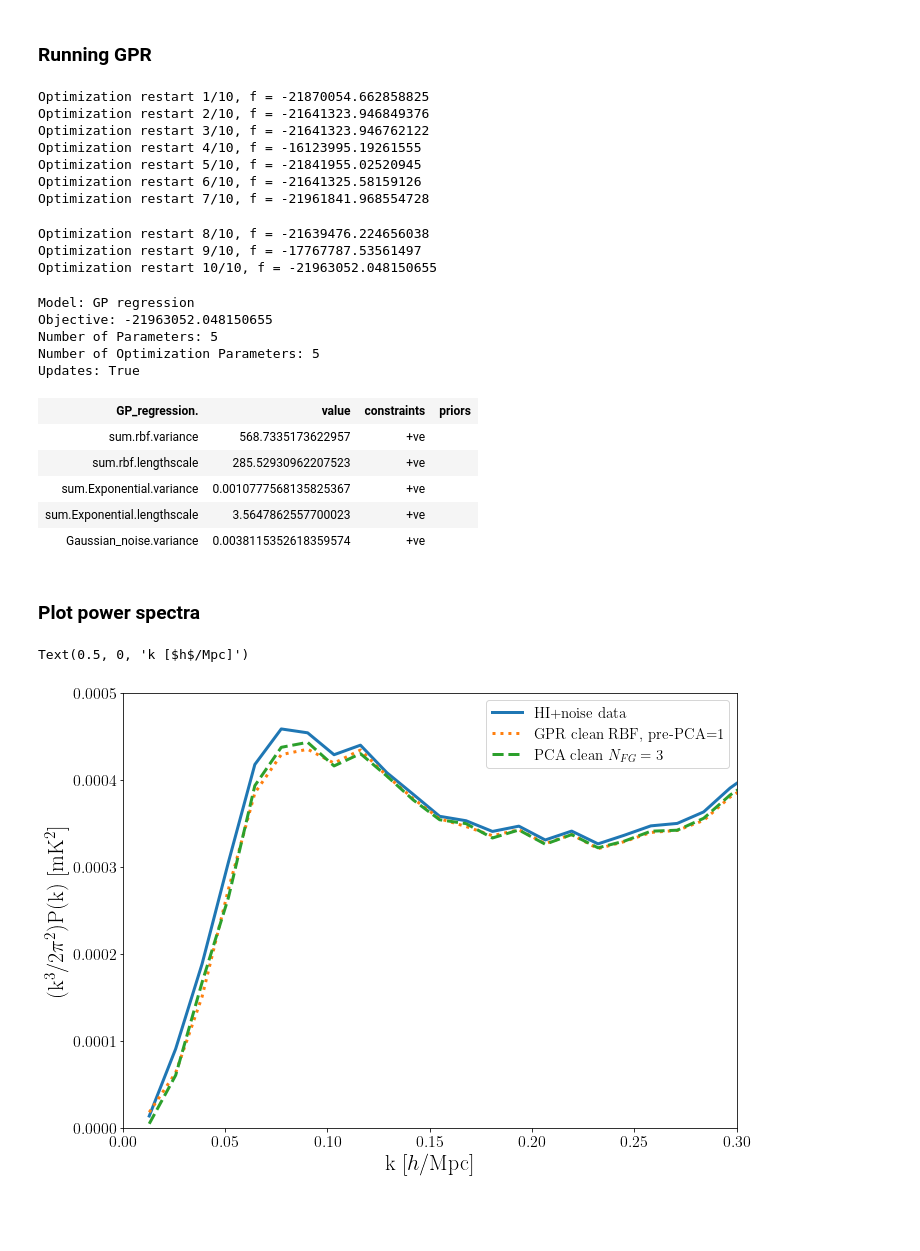
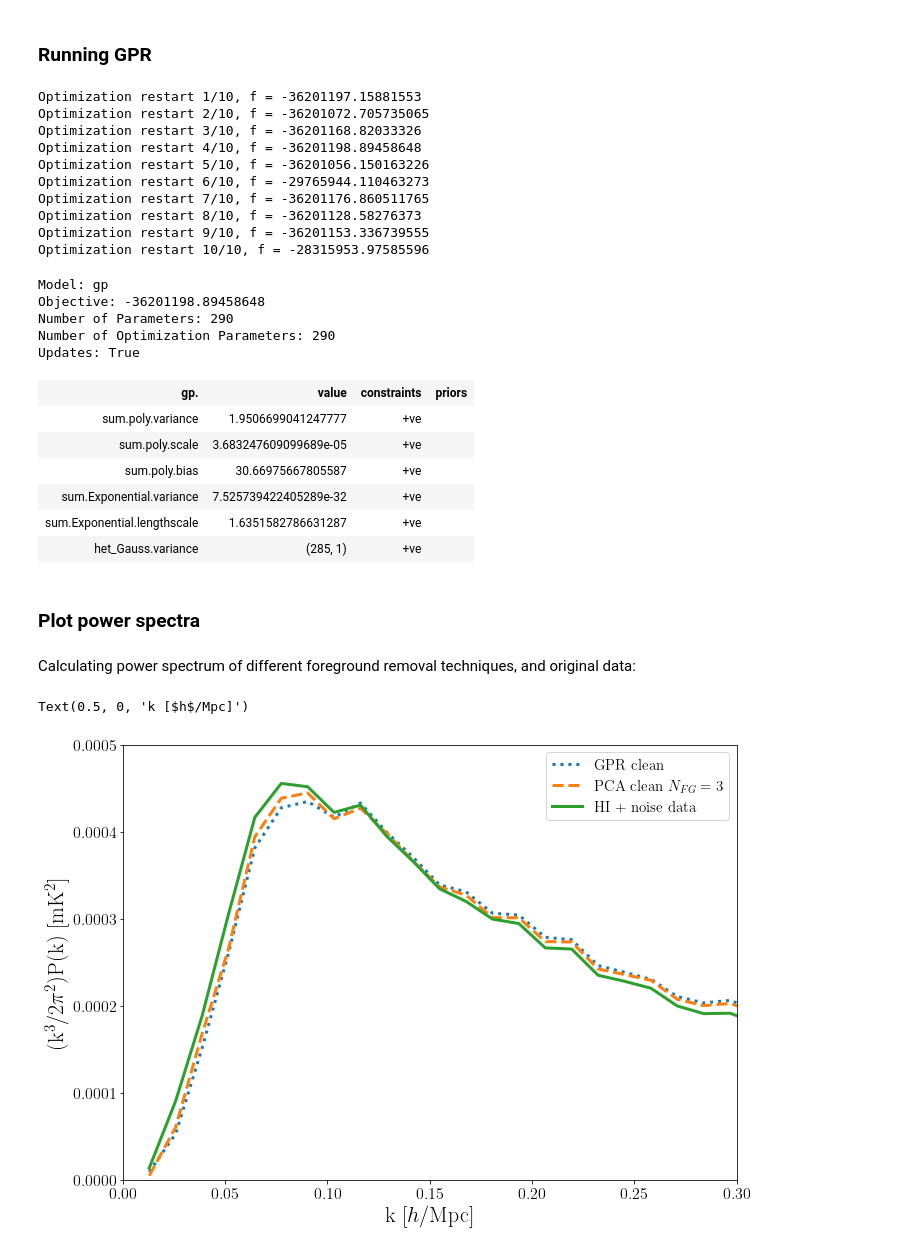
Before and after one commit to paulassoares/gpr4im, a Jupyter notebook: Jupyter Notebooks/GPR_from_scratch_nopol.ipynb, the cells around one changed output. Cells and saved outputs as stored; diff of their text form; code cells hidden in the pictures; blank space fills up the shorter version.

Commit message:
update GPR function to include noise and prior options, delete ps_eor notebooks

```diff
--- a/Jupyter Notebooks/GPR_from_scratch_nopol.ipynb
+++ b/Jupyter Notebooks/GPR_from_scratch_nopol.ipynb
@@ -19,9 +19,9 @@ plt.rcParams["text.usetex"] = True
 # %% [markdown]
 ### Loading data:
 # %%
-FGnopol_data = np.load('../Data/dT_HI+noise+FGnopol_Stripe82_15mBeam_unsmoothednoise.npy')
+FGnopol_data = np.load('../Data/dT_HI+noise+FGnopol_Stripe82_15mBeam_smoothednoise.npy')
 HI_data = np.load('../Data/dT_HI_smoothed.npy')
-noise_data = np.load('../Data/dT_noise.npy')
+noise_data = np.load('../Data/dT_noise_smoothed.npy')
 # %% [markdown]
 Perform PCA removal of data, to compare with GPR:
 # %%
@@ -37,34 +37,36 @@ freqs = np.arange(vmin, vmax, df)
 ### Running GPR
 # %%
 # Choose your kernels, one for FG and one for HI signal
-kern = GPy.kern.RBF(1) + GPy.kern.Exponential(1)
+kern_fg, kern_21cm = GPy.kern.Poly(1, order=4), GPy.kern.Exponential(1)
 # run GPR and obtain residuals
-gpr_res, model = fg.GPRclean(FGnopol_data, freqs, kern, num_restarts=10, NprePCA=1)
+gpr_res, gpr_cov, model = fg.GPRclean(FGnopol_data, freqs, kern_fg, kern_21cm,
+                                      NprePCA=0, invert=True, heteroscedastic=True)
 # %% [output]
-Optimization restart 1/10, f = -21870054.662858825
-Optimization restart 2/10, f = -21641323.946849376
-Optimization restart 3/10, f = -21641323.946762122
-Optimization restart 4/10, f = -16123995.19261555
-Optimization restart 5/10, f = -21841955.02520945
-Optimization restart 6/10, f = -21641325.58159126
-Optimization restart 7/10, f = -21961841.968554728
+Optimization restart 1/10, f = -36201197.15881553
+Optimization restart 2/10, f = -36201072.705735065
+Optimization restart 3/10, f = -36201168.82033326
+Optimization restart 4/10, f = -36201198.89458648
+Optimization restart 5/10, f = -36201056.150163226
+Optimization restart 6/10, f = -29765944.110463273
+Optimization restart 7/10, f = -36201176.860511765
+Optimization restart 8/10, f = -36201128.58276373
+Optimization restart 9/10, f = -36201153.336739555
+Optimization restart 10/10, f = -28315953.97585596
-Optimization restart 8/10, f = -21639476.224656038
-Optimization restart 9/10, f = -17767787.53561497
-Optimization restart 10/10, f = -21963052.048150655
 # %%
 model
 # %% [output]
-Model: GP regression
-Objective: -21963052.048150655
-Number of Parameters: 5
-Number of Optimization Parameters: 5
+Model: gp
+Objective: -36201198.89458648
+Number of Parameters: 290
+Number of Optimization Parameters: 290
 Updates: True
-| GP_regression. | value | constraints | priors |
-| sum.rbf.variance | 568.7335173622957 | +ve |  |
-| sum.rbf.lengthscale | 285.52930962207523 | +ve |  |
-| sum.Exponential.variance | 0.0010777568135825367 | +ve |  |
-| sum.Exponential.lengthscale | 3.5647862557700023 | +ve |  |
-| Gaussian_noise.variance | 0.0038115352618359574 | +ve |  |
+| gp. | value | constraints | priors |
+| sum.poly.variance | 1.9506699041247777 | +ve |  |
+| sum.poly.scale | 3.683247609099689e-05 | +ve |  |
+| sum.poly.bias | 30.66975667805587 | +ve |  |
+| sum.Exponential.variance | 7.525739422405289e-32 | +ve |  |
+| sum.Exponential.lengthscale | 1.6351582786631287 | +ve |  |
+| het_Gauss.variance | (285, 1) | +ve |  |
 # %% [markdown]
 ### Plot power spectra
 # %%
@@ -80,6 +82,8 @@ kbins = np.arange(kmin,kmax,dk)
 k = np.linspace(kmin+0.5*dk,kmax-0.5*dk,nkbin)
 # weighting and window function:
 w = W = np.ones((nx,ny,nz))
+# %% [markdown]
+Calculating power spectrum of different foreground removal techniques, and original data:
 # %%
 HIpk = pk.getpk(HI_data+noise_data,w,W,nx,ny,nz,lx,ly,lz,kbins)[0]
 GPRpk = pk.getpk(gpr_res,w,W,nx,ny,nz,lx,ly,lz,kbins)[0]
@@ -87,15 +91,15 @@ PCApk_3 = pk.getpk(pca_res_nopol3,w,W,nx,ny,nz,lx,ly,lz,kbins)[0]
 # %%
 plt.figure(figsize=(11,8))
 
-plt.plot(k, (k*k*k*HIpk)/(2*np.pi*np.pi),ls='solid', lw=3, label = r'HI+noise data')
-plt.plot(k, (k*k*k*GPRpk)/(2*np.pi*np.pi),ls='dotted', lw=3, label = r'GPR clean RBF, pre-PCA=1')
+plt.plot(k, (k*k*k*GPRpk)/(2*np.pi*np.pi),ls='dotted', lw=3, label = r'GPR clean')
 plt.plot(k, (k*k*k*PCApk_3)/(2*np.pi*np.pi),ls='dashed', lw=3, label = r'PCA clean $N_{FG}=3$')
+plt.plot(k, (k*k*k*HIpk)/(2*np.pi*np.pi),ls='solid', lw=3, label = r'HI + noise data')
 
 plt.legend(fontsize=15)
 plt.xlim(0,0.3)
 plt.ylim(0,0.0005)
 plt.ylabel('(k$^3$/2$\pi^2$)P(k) [mK$^2$]', fontsize=22)
 plt.xlabel('k [$h$/Mpc]', fontsize=22)
 # %% [output]
 Text(0.5, 0, 'k [$h$/Mpc]')
-[figure, old version]
+[figure, new version]
```
Also changed, not shown: parts of 1 cell of this notebook, 2 other files.
